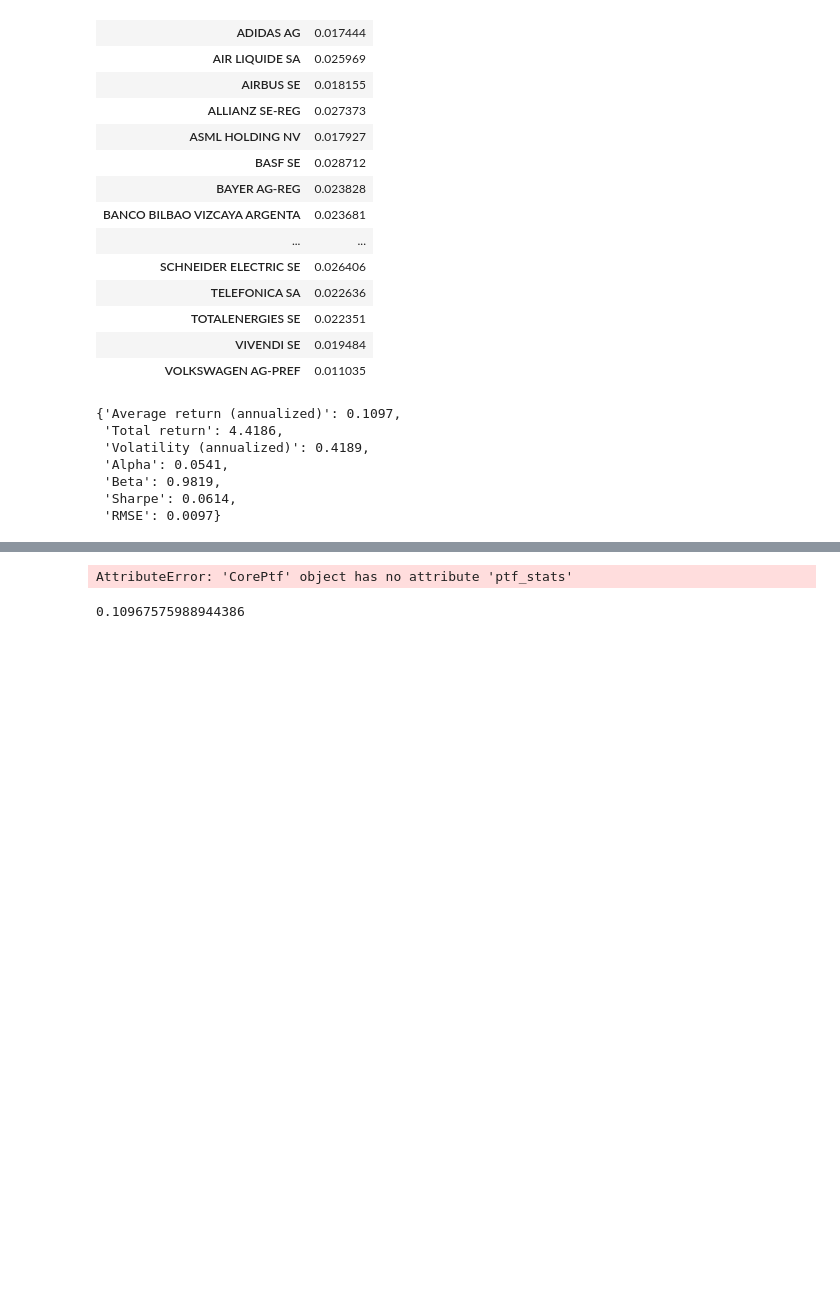
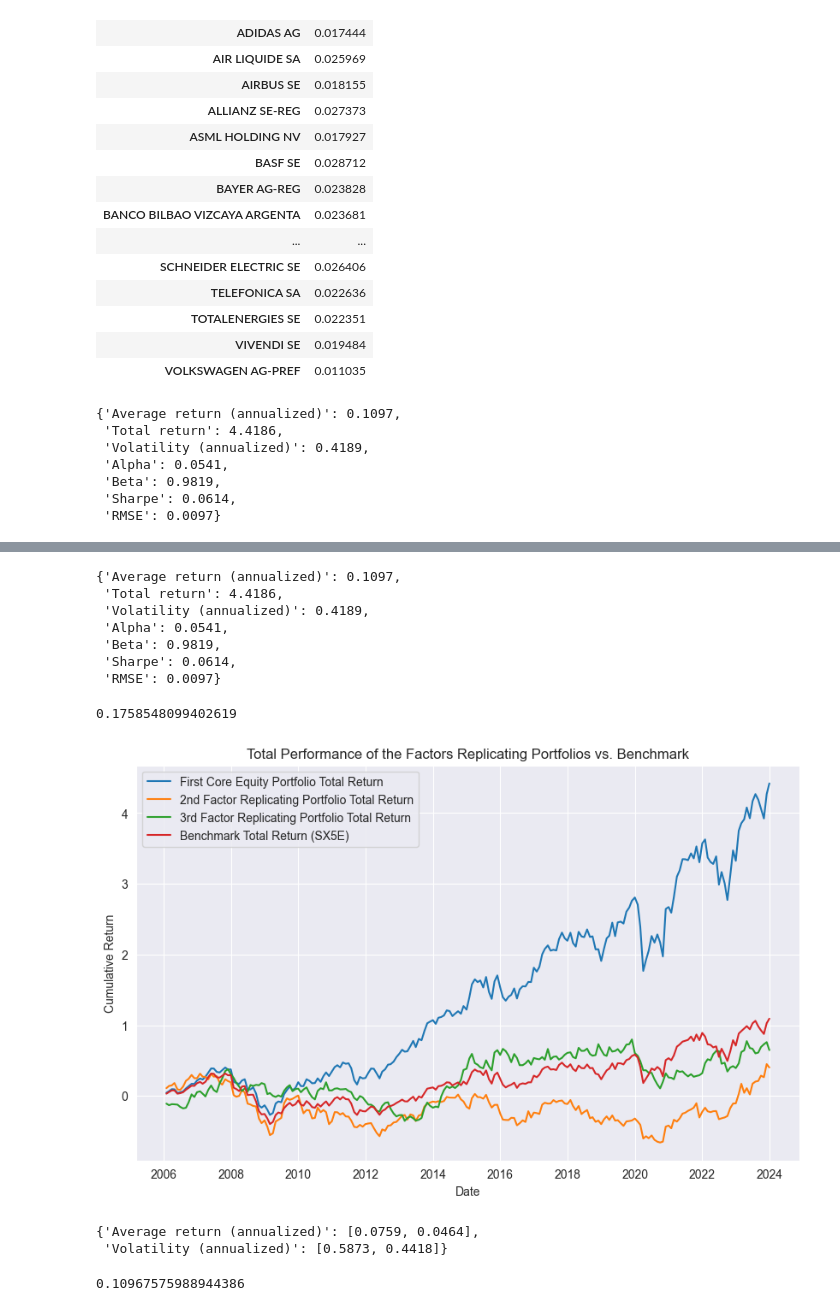
Before and after one commit to RomainCastellarnau/Financial-Econometrics-II, a Jupyter notebook: Code/core_portfolio.ipynb, the cells around one changed output, grey strips where cells are left out. Drawn from its saved outputs; the diff is of its cells as text; code cells hidden in the pictures; blank space fills up the shorter version.

```diff
--- a/Code/core_portfolio.ipynb
+++ b/Code/core_portfolio.ipynb
@@ -101,8 +101,27 @@ TypeError: type tuple doesn't define __round__ method
 # %%
 model.ptf_stats
-print(len(model.returns))
 # %% [output]
-AttributeError: 'CorePtf' object has no attribute 'ptf_stats'
+{'Average return (annualized)': 0.1097,
+ 'Total return': 4.4186,
+ 'Volatility (annualized)': 0.4189,
+ 'Alpha': 0.0541,
+ 'Beta': 0.9819,
+ 'Sharpe': 0.0614,
+ 'RMSE': 0.0097}
+# %%
+model.benchmark_vol * np.sqrt(12)
+# %% [output]
+0.1758548099402619
+# %%
+model.plot_compared_performance(factor = 3)
+# %% [output]
+[figure, added]
+# %%
+higher_ptfs = model.compute_higher_factor_ptf()
+higher_ptfs
+# %% [output]
+{'Average return (annualized)': [0.0759, 0.0464],
+ 'Volatility (annualized)': [0.5873, 0.4418]}
 # %%
 np.mean(model.rf)
 np.mean(model.return_core_ptf) * 12
```
Also changed, not shown: parts of 2 cells of this notebook, 1 other file.
